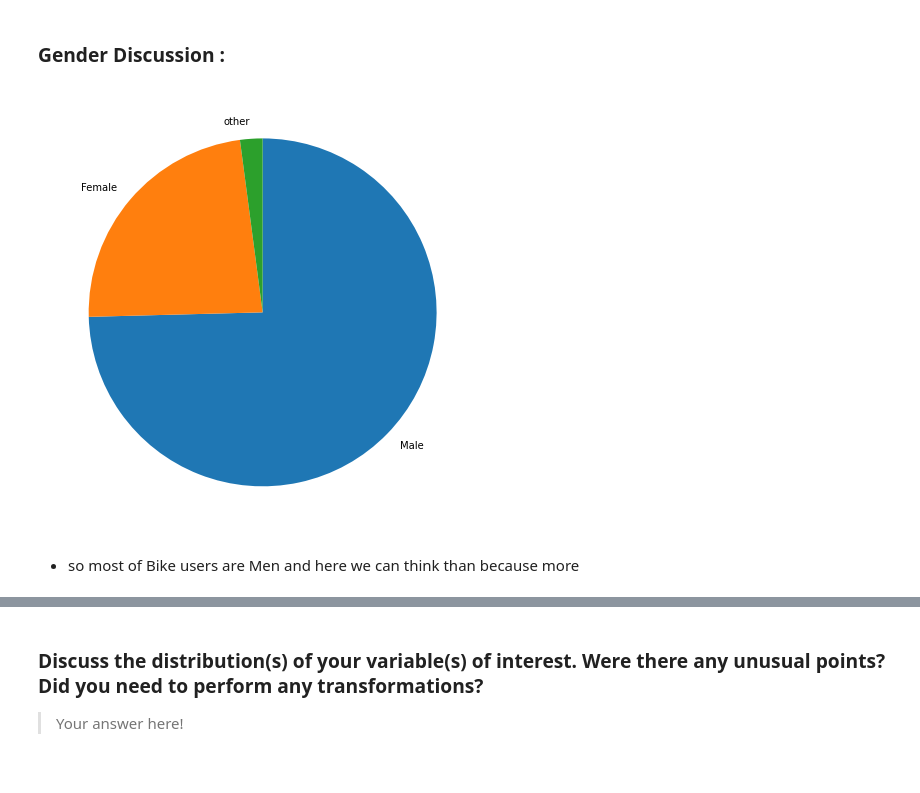
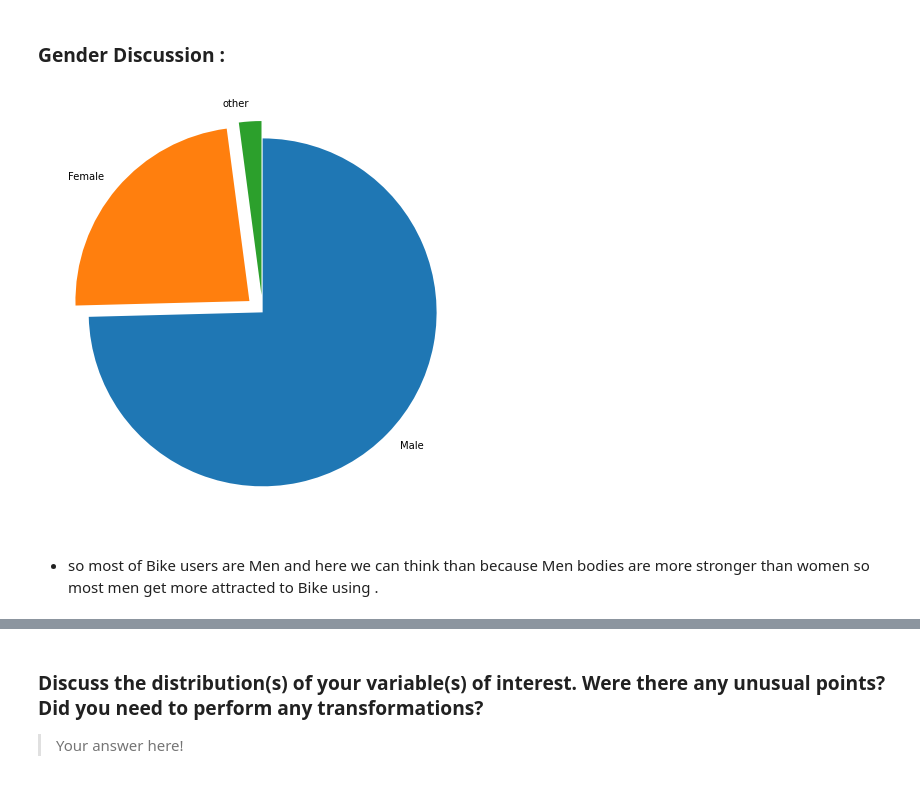
Before and after one commit to Theabdelkader/Communicate-Data-Findings-Ford-GoBike-System, a Jupyter notebook: exploration_template.ipynb, the cells around one changed output, grey strips where cells are left out. Saved outputs shown, nothing was run; the diff lists cells and outputs as text; code cells hidden in the pictures.

```diff
--- a/exploration_template.ipynb
+++ b/exploration_template.ipynb
@@ -372,12 +372,11 @@ plt.ylabel('Number of bike used');
 ### Gender Discussion :
 # %%
 plt.figure(figsize=(8,8))
-
 Gender_counts = df['member_gender'].value_counts()
 
-plt.pie(Gender_counts, labels = ['Male','Female','other'], startangle = 90,
+plt.pie(Gender_counts, labels = ['Male','Female','other'], startangle = 90,explode =(0 , 0.1, 0.1)  ,
         counterclock = False);
 # %% [output]
-[figure, old version]
+[figure, new version]
 # %% [markdown]
-- so most of Bike users are Men and here we can think than because more
+- so most of Bike users are Men and here we can think than because Men bodies are more stronger than women so most men get more attracted to Bike using .
```
Also changed, not shown: parts of 2 cells of this notebook.
